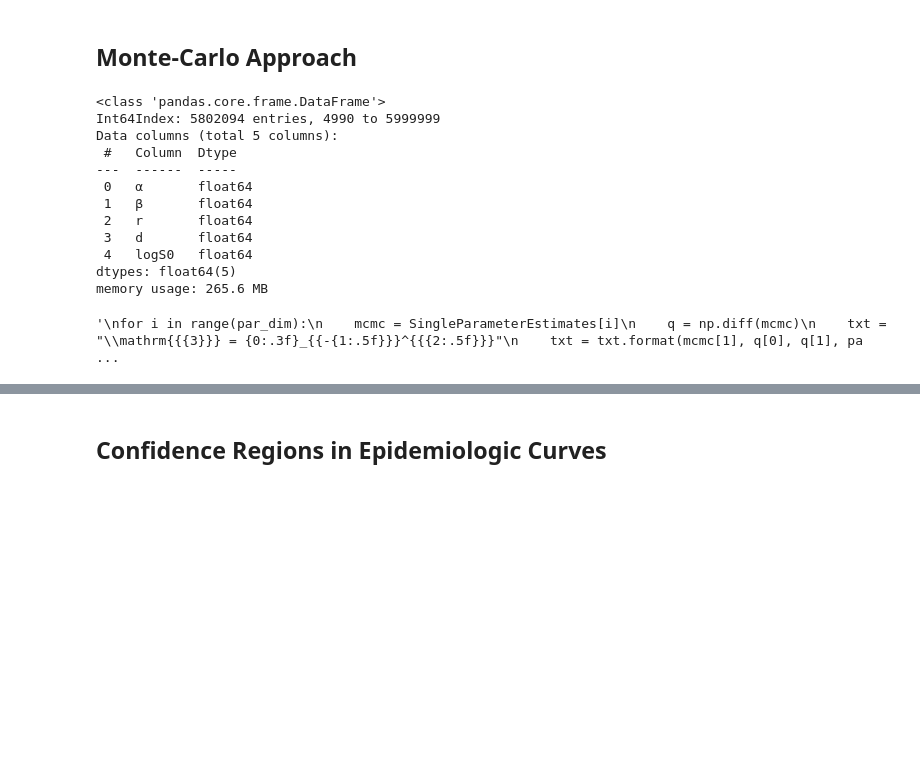
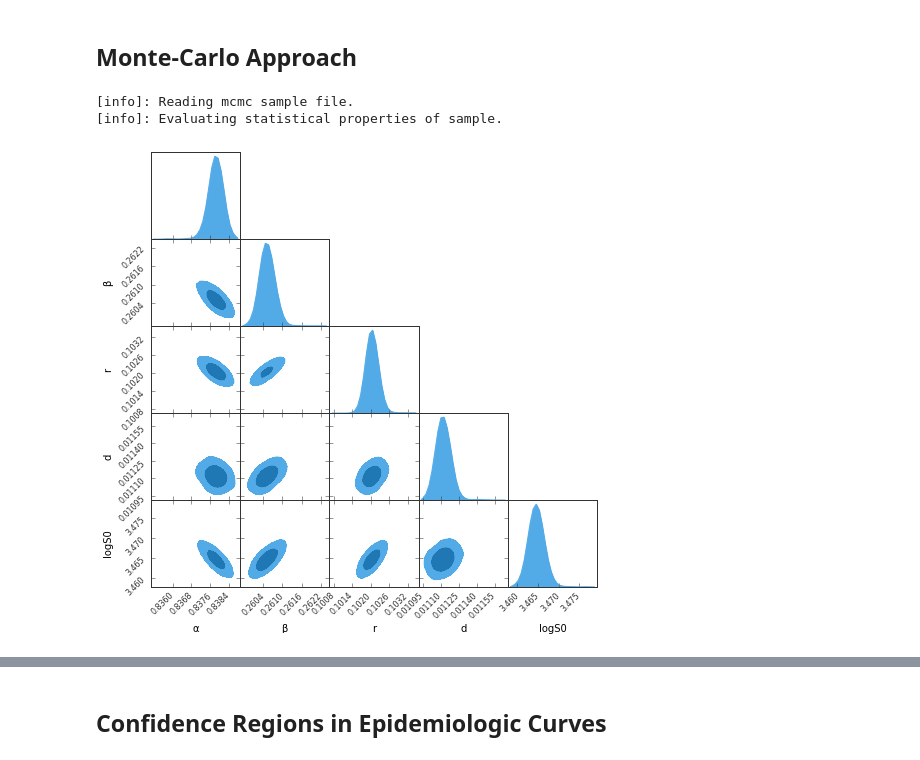
Before and after one commit to emdemor/cov19, a Jupyter notebook: main.ipynb, the cells around one changed output, grey strips where cells are left out. Saved outputs shown, nothing was run; the diff lists cells and outputs as text; code cells hidden in the pictures; blank space fills up the shorter version.

```diff
--- a/main.ipynb
+++ b/main.ipynb
@@ -51,30 +55,19 @@ StatModel.metropolis_hastings(0,
 # %%
 # crea
 StatModel.import_sample(file_name='brazil_mcmc_sample_5par.csv');
-#SingleParameterEstimates = StatModel.single_parameter_estimates(alpha=0.3173)
-
+SingleParameterEstimates = StatModel.single_parameter_estimates(alpha=0.3173)
 
 '''
 for i in range(par_dim):
     mcmc = SingleParameterEstimates[i]
     q = np.diff(mcmc)
     txt = "\mathrm{{{3}}} = {0:.3f}_{{-{1:.5f}}}^{{{2:.5f}}}"
     txt = txt.format(mcmc[1], q[0], q[1], par_labels[i])
     display(Math(txt))
 
+'''
 GTCPlot = StatModel.gtc_plot(save_figure=True)
-'''
 # %% [output]
-<class 'pandas.core.frame.DataFrame'>
-Int64Index: 5802094 entries, 4990 to 5999999
-Data columns (total 5 columns):
- #   Column  Dtype
----  ------  -----
- 0   α       float64
- 1   β       float64
- 2   r       float64
- 3   d       float64
- 4   logS0   float64
-dtypes: float64(5)
-memory usage: 265.6 MB
+[info]: Reading mcmc sample file.
+[info]: Evaluating statistical properties of sample.
-'\nfor i in range(par_dim):\n    mcmc = SingleParameterEstimates[i]\n    q = np.diff(mcmc)\n    txt = "\\mathrm{{{3}}} = {0:.3f}_{{-{1:.5f}}}^{{{2:.5f}}}"\n    txt = txt.format(mcmc[1], q[0], q[1], pa ...
+[figure, added]
```
Also changed, not shown: parts of 10 cells of this notebook, 6 other files.
